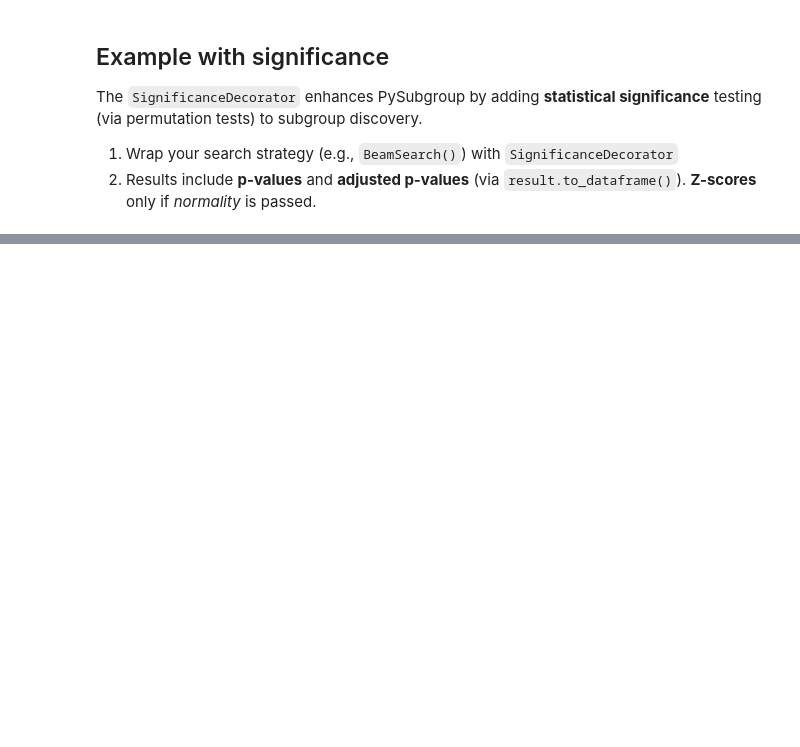
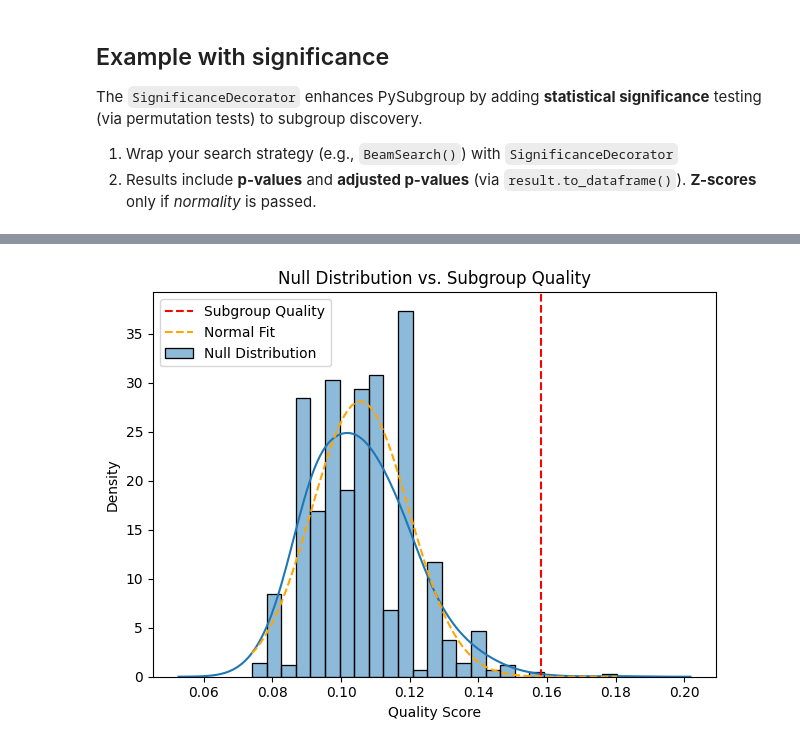
Before and after one commit to flemmerich/pysubgroup, a Jupyter notebook: examples/metrics.ipynb, the cells around one changed output, grey strips where cells are left out. Saved outputs shown, nothing was run; the diff lists cells and outputs as text; code cells hidden in the pictures; blank space fills up the shorter version.

Commit message:
Added progress bar and some tweaks for visualization.

```diff
--- a/examples/metrics.ipynb
+++ b/examples/metrics.ipynb
@@ -30,6 +30,16 @@ result.to_dataframe()
 | 2 | 0.197658 | Parch==0 AND Sex=='female' | 41 | 156 | 30 | 54 | 115 | ... |
 | 3 | 0.158232 | Pclass==2 AND Sex=='female' | 12 | 156 | 11 | 54 | 144 | ... |
 | 4 | 0.157049 | Pclass==1 AND Sex=='female' | 9 | 156 | 9 | 54 | 147 | ... |
+# %%
+ps.plot_null_distribution(
+    wrapper.null_distribution, # Null distribution
+    result.results[3][0],   # Quality of the subgroup at idx 3
+    bw_adjust=2,            # Increase smoothness of the KDE (optional, default=1)
+    compare_gumbel=False,    # Compare with Gumbel distribution
+    compare_normal=True,    # Compare with Normal distribution (CLT)
+)
+# %% [output]
+[figure, added]
 # %%
 import pysubgroup as ps
 from pysubgroup.datasets import get_credit_data
```
Also changed, not shown: 2 other files.
